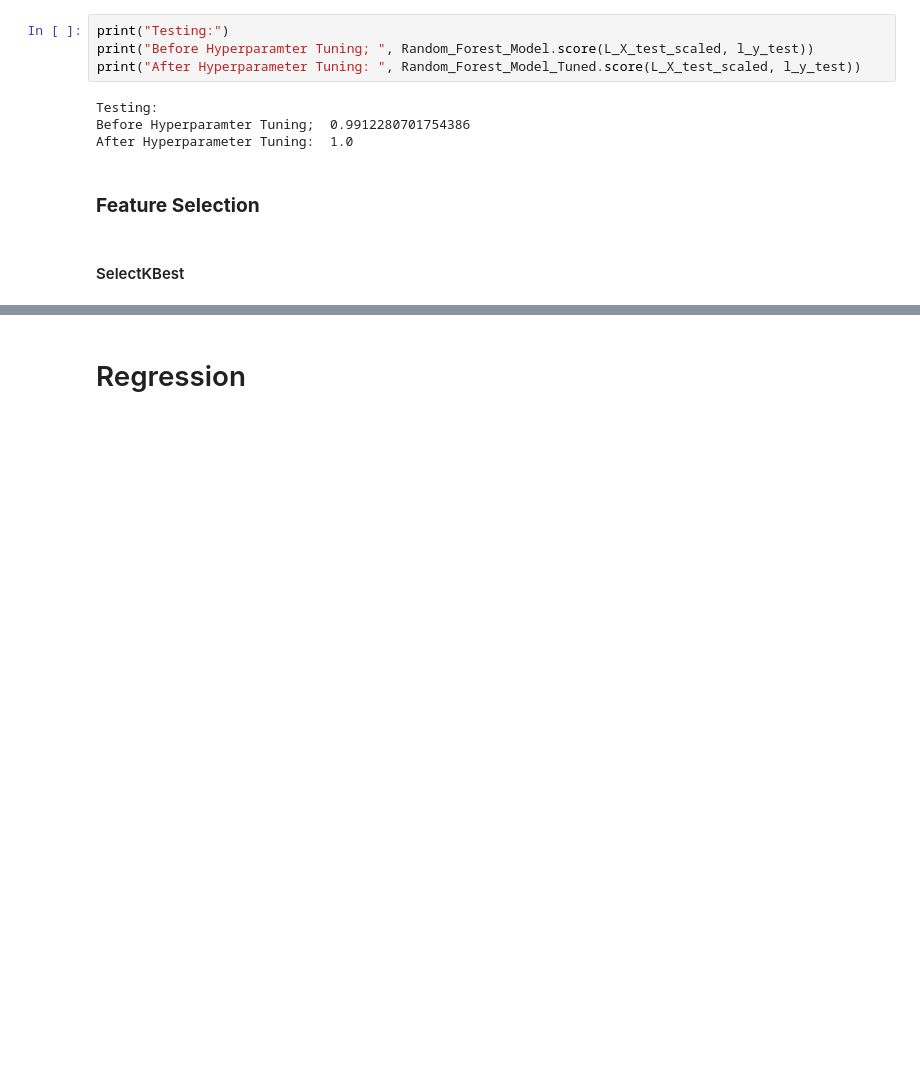
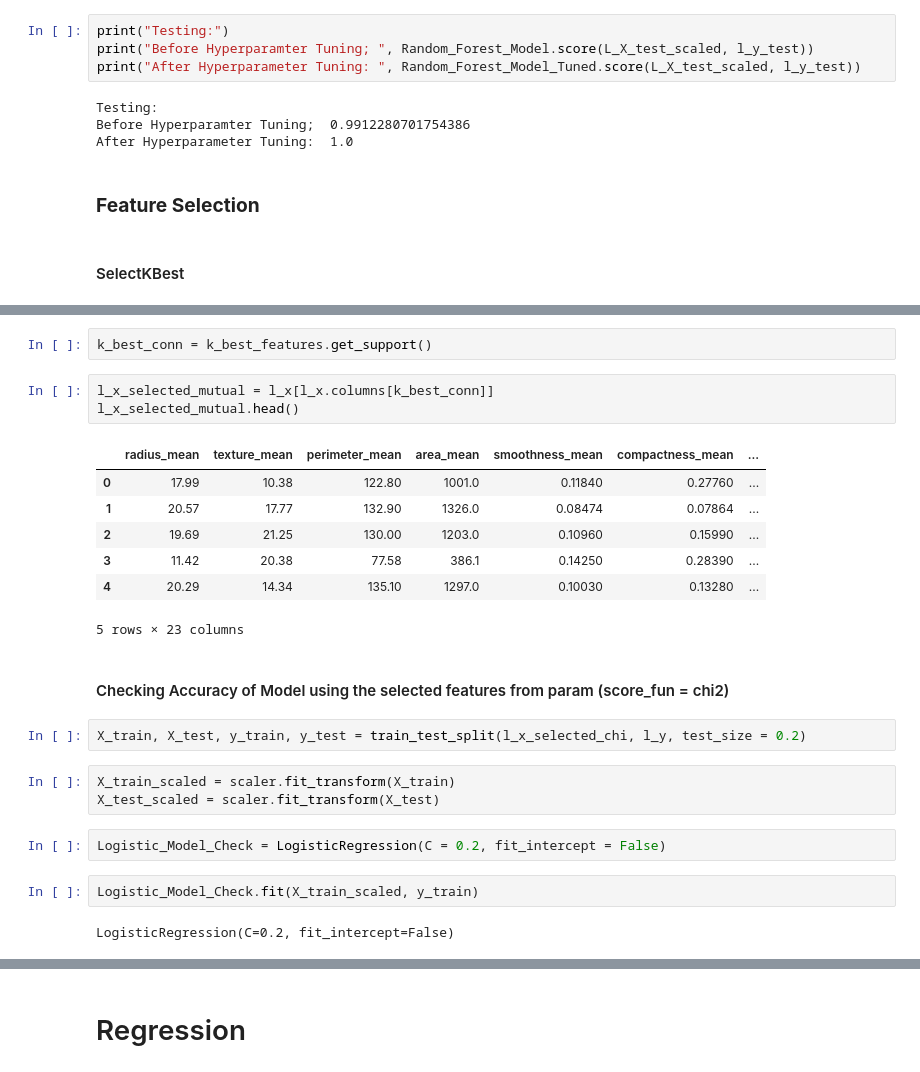
Before and after one commit to ShrDar/EDA-Classification-and-Regression-Models, a Jupyter notebook: notebooks/EDA_Classification_Regression.ipynb, the cells around one changed output, grey strips where cells are left out. Drawn from its saved outputs; the diff is of its cells as text; blank space fills up the shorter version.

```diff
--- a/notebooks/EDA_Classification_Regression.ipynb
+++ b/notebooks/EDA_Classification_Regression.ipynb
@@ -698,0 +723,26 @@ After Hyperparameter Tuning:  1.0
+# %%
+k_best_conn = k_best_features.get_support()
+# %%
+l_x_selected_mutual = l_x[l_x.columns[k_best_conn]]
+l_x_selected_mutual.head()
+# %% [output]
+|  | radius_mean | texture_mean | perimeter_mean | area_mean | smoothness_mean | compactness_mean | ... |
+| 0 | 17.99 | 10.38 | 122.80 | 1001.0 | 0.11840 | 0.27760 | ... |
+| 1 | 20.57 | 17.77 | 132.90 | 1326.0 | 0.08474 | 0.07864 | ... |
+| 2 | 19.69 | 21.25 | 130.00 | 1203.0 | 0.10960 | 0.15990 | ... |
+| 3 | 11.42 | 20.38 | 77.58 | 386.1 | 0.14250 | 0.28390 | ... |
+| 4 | 20.29 | 14.34 | 135.10 | 1297.0 | 0.10030 | 0.13280 | ... |
+5 rows × 23 columns
+# %% [markdown]
+#### Checking Accuracy of Model using the selected features from param (score_fun = chi2)
+# %%
+X_train, X_test, y_train, y_test = train_test_split(l_x_selected_chi, l_y, test_size = 0.2)
+# %%
+X_train_scaled = scaler.fit_transform(X_train)
+X_test_scaled = scaler.fit_transform(X_test)
+# %%
+Logistic_Model_Check = LogisticRegression(C = 0.2, fit_intercept = False)
+# %%
+Logistic_Model_Check.fit(X_train_scaled, y_train)
+# %% [output]
+LogisticRegression(C=0.2, fit_intercept=False)
```
Also changed, not shown: parts of 37 cells of this notebook.
